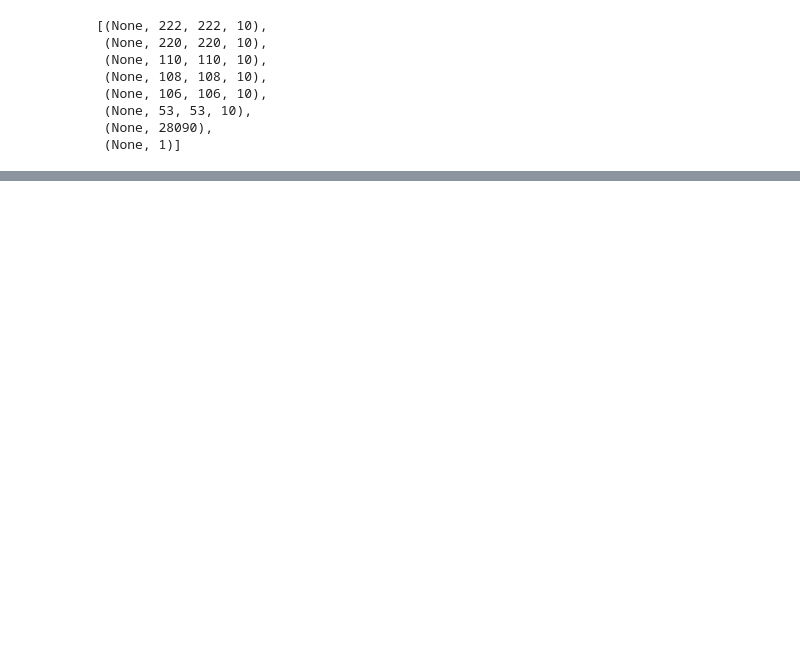
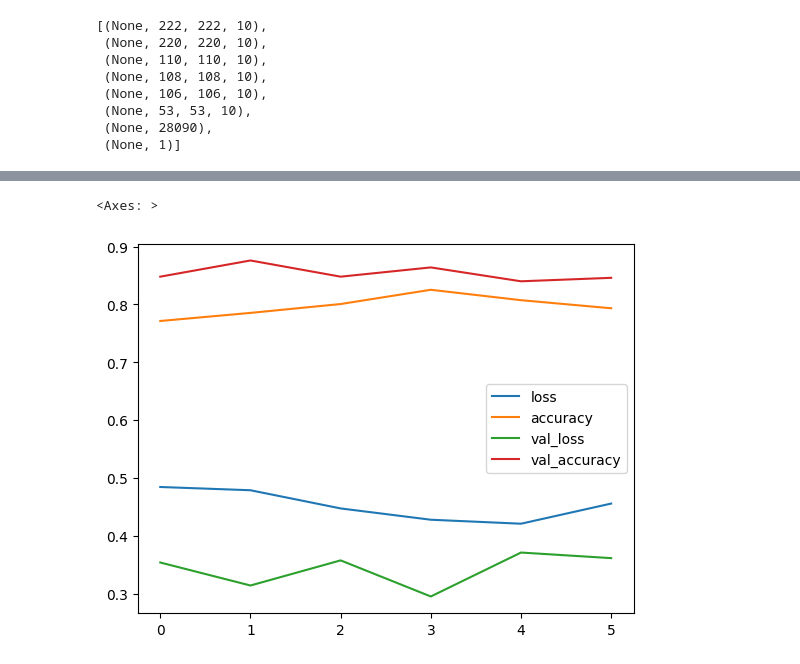
Before and after one commit to ryzhokhina/Tensorflow-Dev-Exam-Preparation, a Jupyter notebook: 03_CNN_tensorflow.ipynb, the cells around one changed output, grey strips where cells are left out. Cells and saved outputs as stored; diff of their text form; code cells hidden in the pictures; blank space fills up the shorter version.

```diff
--- a/03_CNN_tensorflow.ipynb
+++ b/03_CNN_tensorflow.ipynb
@@ -317,0 +407,14 @@ axarr[1,2].grid(False)
+# %%
+train_data_augmented_shuffle = train_datagen_augmentation.flow_from_directory(
+    train_data_path,
+    batch_size = 32,
+    target_size = (224,224),
+    class_mode = 'binary',
+    shuffle = True)
+
+model_l.compile(optimizer = keras.optimizers.Adam(), loss = keras.losses.BinaryCrossentropy(), metrics = ['accuracy'])
+history_augmentation = model_l.fit(train_data_augmented_shuffle,
+                        epochs =6,
+                        steps_per_epoch = len(train_data_augmented_shuffle), ## this set for infnity repeat dataset
+                        validation_data = test_data,
+                        validation_steps = len(test_data))
@@ -317,0 +435,5 @@ axarr[1,2].grid(False)
+# %%
+pd.DataFrame(history_augmentation.history).plot()
+# %% [output]
+<Axes: >
+[figure, added]
```
Also changed, not shown: parts of 46 cells of this notebook.
